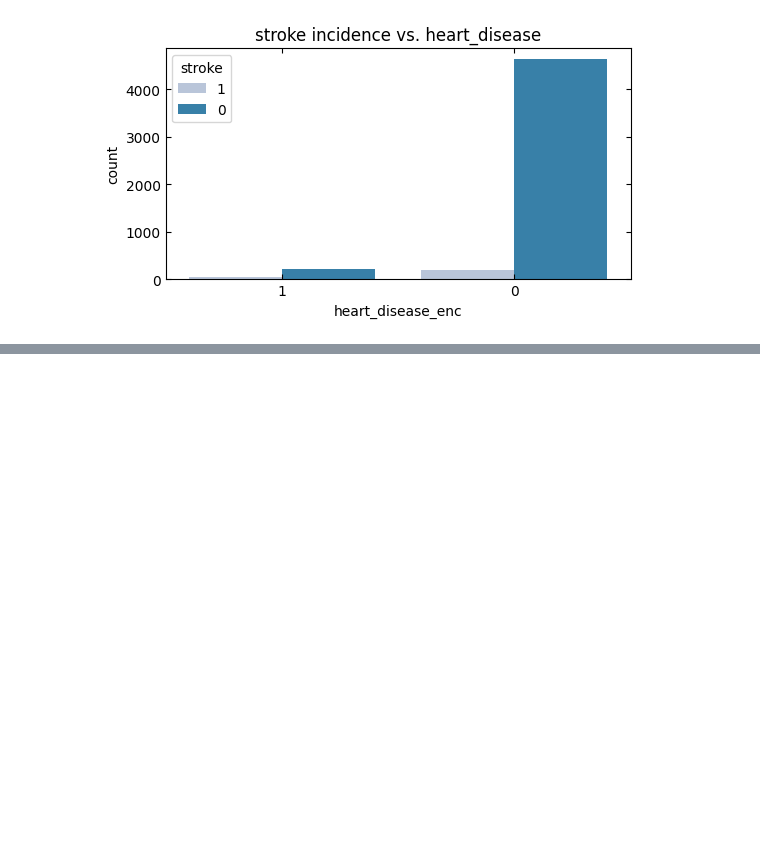
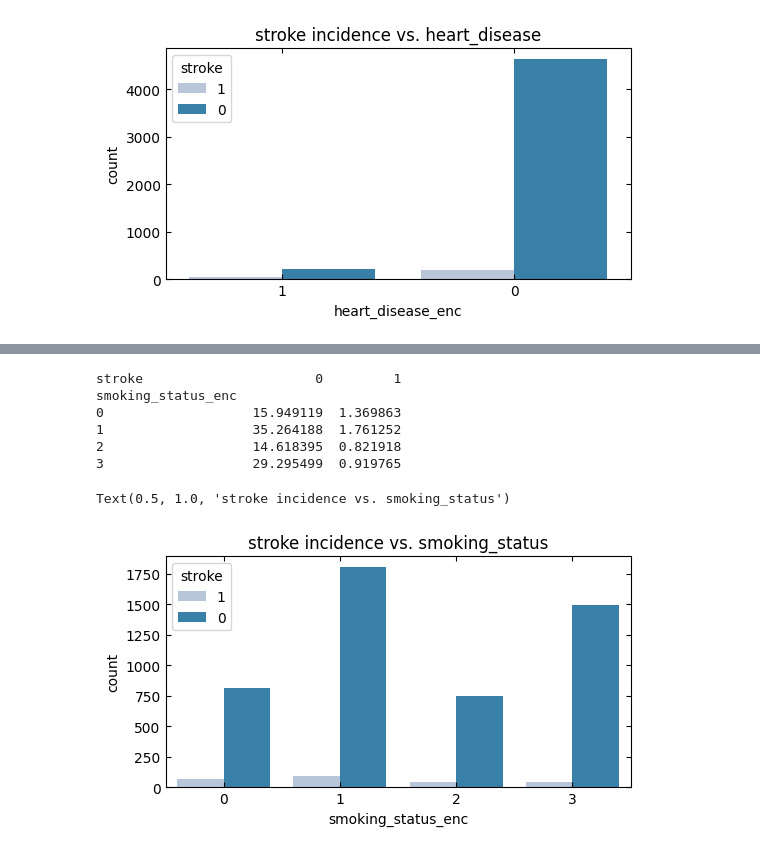
Before and after one commit to CamiloEmiliano/ML_samples, a Jupyter notebook: heart_stroke_EDA.ipynb, the cells around one changed output, grey strips where cells are left out. Cells and saved outputs as stored; diff of their text form; code cells hidden in the pictures; blank space fills up the shorter version.

```diff
--- a/heart_stroke_EDA.ipynb
+++ b/heart_stroke_EDA.ipynb
@@ -595,0 +674,15 @@ Text(0.5, 1.0, 'stroke incidence vs. heart_disease')
+# %%
+print(pd.crosstab(df_cat["smoking_status_enc"], df_cat["stroke"], normalize=True) * 100)
+fig, axs = plt.subplots(figsize=(6,3))
+sns.countplot(x=df_cat['smoking_status_enc'].astype('str'),hue=df_cat['stroke'].astype('str'),palette='PuBu')
+axs.tick_params(axis='both',direction='in',top=True,right=True)
+axs.set_title('stroke incidence vs. smoking_status')
+# %% [output]
+stroke                      0         1
+smoking_status_enc
+0                   15.949119  1.369863
+1                   35.264188  1.761252
+2                   14.618395  0.821918
+3                   29.295499  0.919765
+Text(0.5, 1.0, 'stroke incidence vs. smoking_status')
+[figure, added]
```
Also changed, not shown: parts of 25 cells of this notebook.
